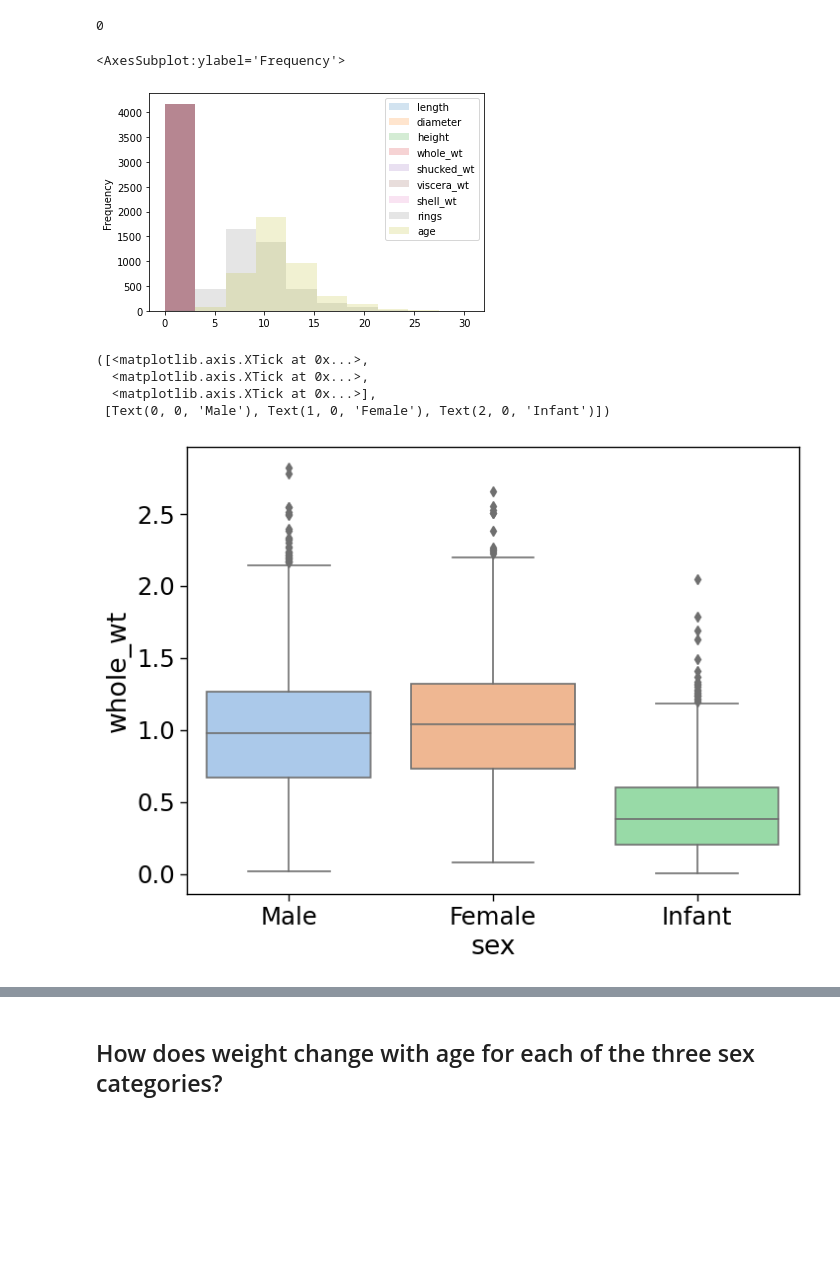
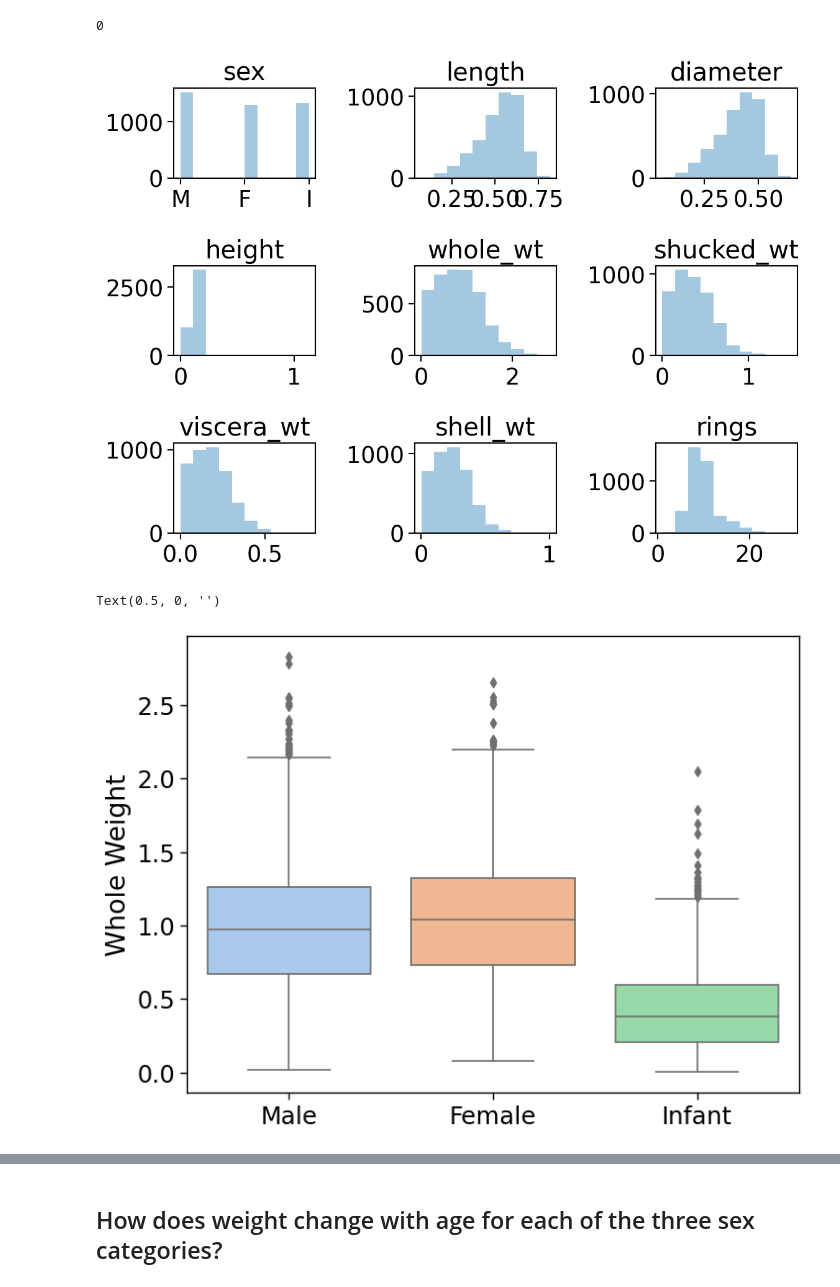
Before and after one commit to bunmiadejimi/Abalone-Prediction, a Jupyter notebook: Abalone.ipynb, the cells around one changed output, grey strips where cells are left out. Drawn from its saved outputs; the diff is of its cells as text; code cells hidden in the pictures; blank space fills up the shorter version.

```diff
--- a/Abalone.ipynb
+++ b/Abalone.ipynb
@@ -79,7 +86,11 @@ df.duplicated().sum()
 # %% [output]
 0
 # %%
-df.plot(kind='hist', alpha=.2)
+fig, axes = plt.subplots(3, 3, figsize=(8, 6), dpi=150)
+for idx, ax in enumerate(axes.flatten()):
+       # print(df[df.columns[idx]])
+        ax.hist(df[df.columns[idx]], alpha=.4)
+        ax.set_title(df.columns[idx])
+plt.tight_layout()
 # %% [output]
-<AxesSubplot:ylabel='Frequency'>
-[figure, old version]
+[figure, new version]
@@ -88,11 +97,11 @@ color = sns.color_palette("pastel")
 # %%
-plt.figure(figsize=(8, 6), dpi=100)
+# view the differences in abalone weight between the sexes
+plt.figure(figsize=(8, 6), dpi=100);
 sns.boxplot(x='sex', y='whole_wt', data=df,
-            palette = color[:4])
-plt.xticks([0,1,2], ['Male','Female' ,'Infant'])
+            palette = color[:4]);
+plt.xticks([0,1,2], ['Male','Female' ,'Infant']);
+plt.ylabel('Whole Weight')
+plt.xlabel('')
 # %% [output]
-([<matplotlib.axis.XTick at 0x...>,
-  <matplotlib.axis.XTick at 0x...>,
-  <matplotlib.axis.XTick at 0x...>],
- [Text(0, 0, 'Male'), Text(1, 0, 'Female'), Text(2, 0, 'Infant')])
+Text(0.5, 0, '')
-[figure, old version]
+[figure, new version]
```
Also changed, not shown: parts of 37 cells of this notebook.
